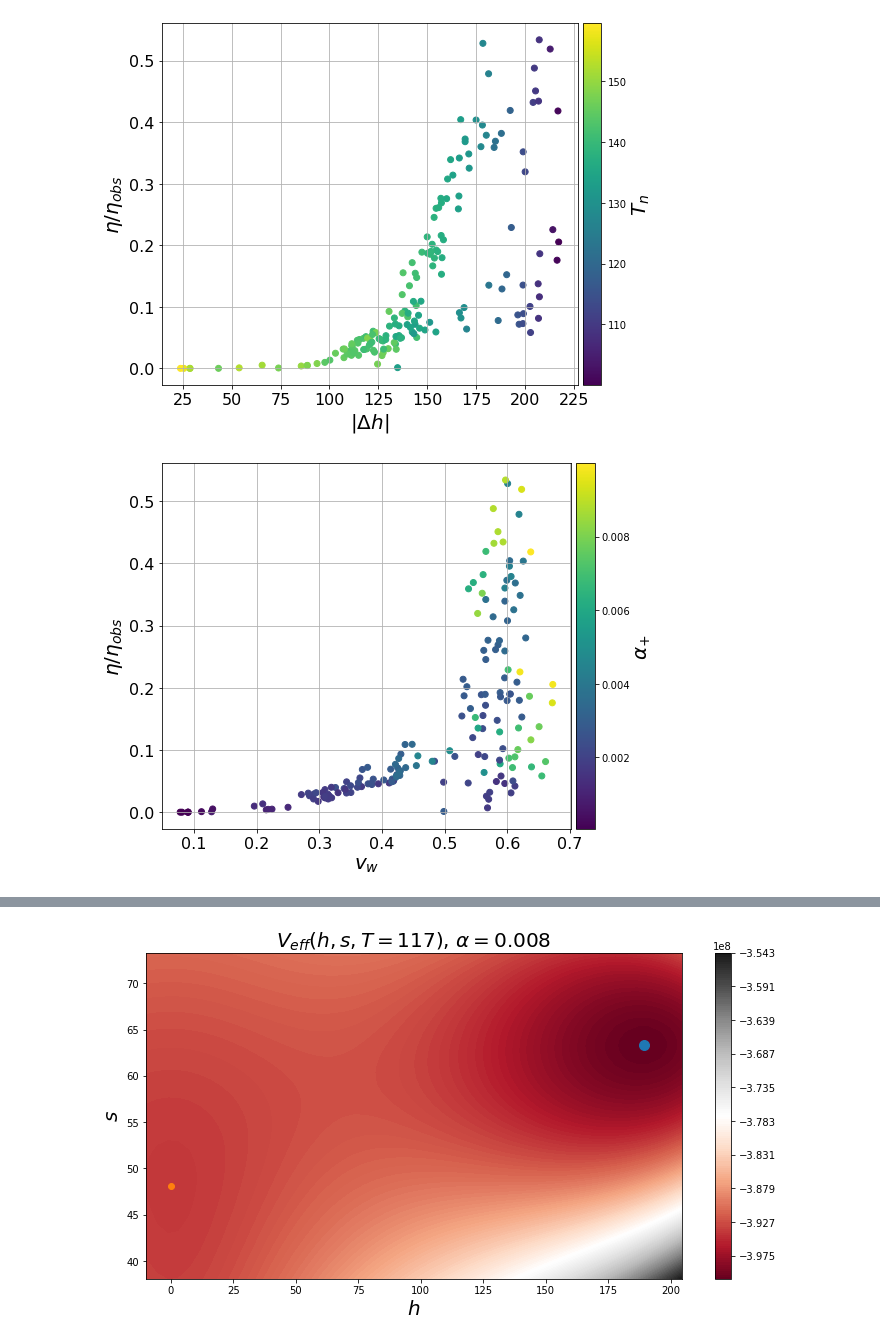
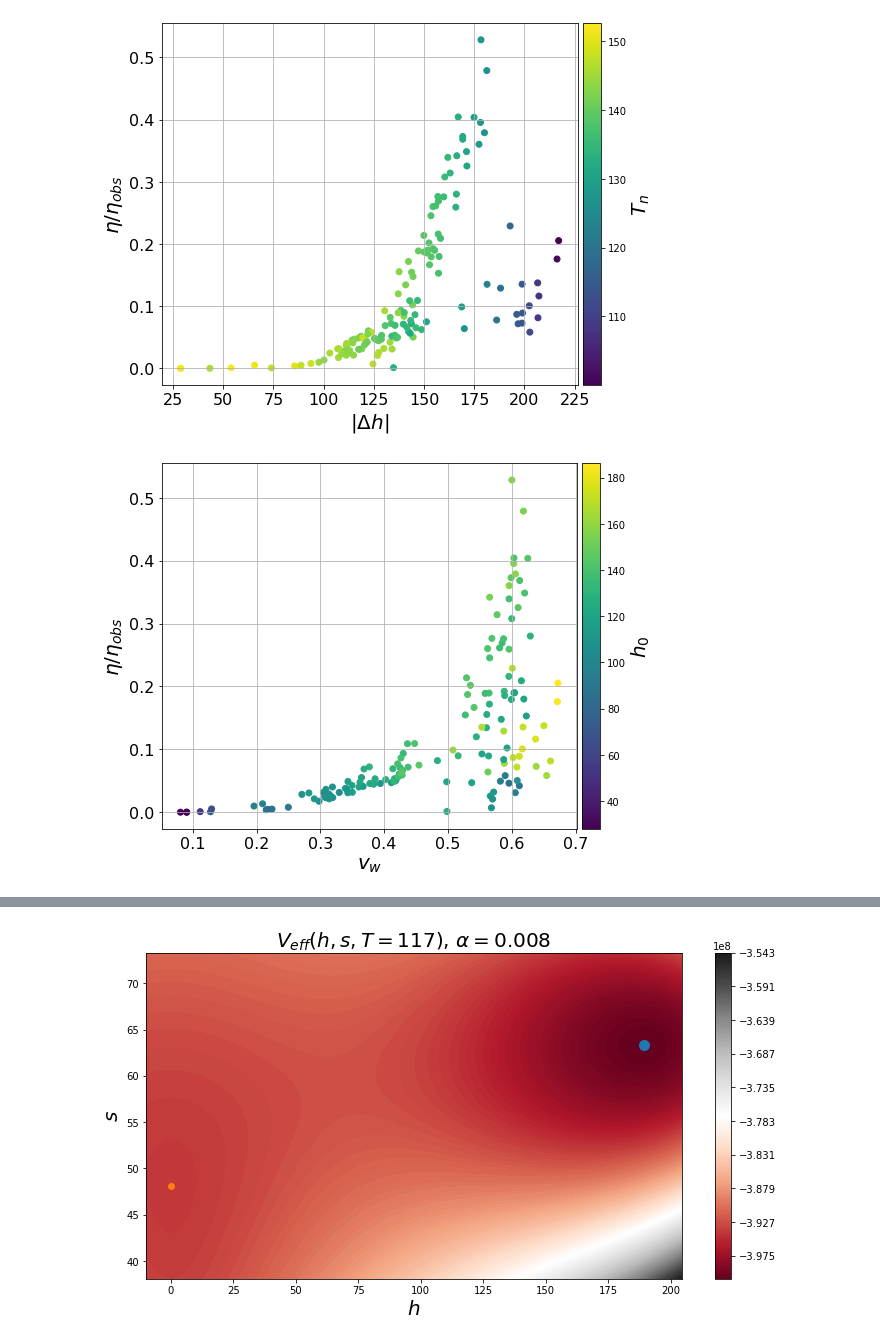
Before and after one commit to PB-316/Z_2breaking-PT-BAU, a Jupyter notebook: check_topquark_full.ipynb, the cells around one changed output, grey strips where cells are left out. Saved outputs shown, nothing was run; the diff lists cells and outputs as text; code cells hidden in the pictures.

```diff
--- a/check_topquark_full.ipynb
+++ b/check_topquark_full.ipynb
@@ -1919,5 +1917,8 @@ plt.show()
 # %%
+
 df=pd.read_csv("SCANS/BAU/sols_fullmodel_All.csv",index_col=[0])
+df=df[df["vel_converged"]==True]
+df=df[df.Lam_CP>df.ms]
 
 plt.scatter(abs(df.h_low_0-df.h_high_0),df.eta_BAU,c=df.Tnuc_0)
 
@@ -1935,23 +1936,25 @@ plt.tight_layout()
 #plt.savefig('SCANS/BAU_plots/EDM_plot.pdf', dpi=300)
 plt.show()
 # %% [output]
-[figure, old version]
+[figure, new version]
 # %%
 df=pd.read_csv("SCANS/BAU/sols_fullmodel_All.csv",index_col=[0])
+df=df[df["vel_converged"]==True]
+df=df[df.Lam_CP>df.ms]
 
-plt.scatter(df.vw,df.eta_BAU,c=df.alpha_p)
-plt.colorbar(orientation="vertical",pad=0.01).set_label( label="$\\alpha_{+}$", size=label_size, weight='bold')
+plt.scatter(df.vw,df.eta_BAU,c=df.h0)
+plt.colorbar(orientation="vertical",pad=0.01).set_label( label="$h_0$", size=label_size, weight='bold')
 #plt.axhline(y=d_eEDM_bound,linestyle="--",c="k")
-#plt.yscale("log")
+#plt.xscale("log")
 plt.grid(True)
 plt.xticks(fontsize=thick_size)
 plt.yticks(fontsize=thick_size)
 plt.xlabel("$v_w$",size=label_size)
 plt.ylabel("$\\eta/\\eta_{obs}$",size=label_size)
 #plt.figtext(.47, .41, "ACME", fontsize=15)
 #plt.xlim(0.1,.9)
 plt.tight_layout()
-#plt.savefig('SCANS/BAU_plots/EDM_plot.pdf', dpi=300)
+#plt.savefig('SCANS/BAU_plots/BAU_vw.pdf', dpi=300)
 plt.show()
 # %% [output]
-[figure, old version]
+[figure, new version]
```
Also changed, not shown: parts of 4 cells of this notebook, 1 other file.
